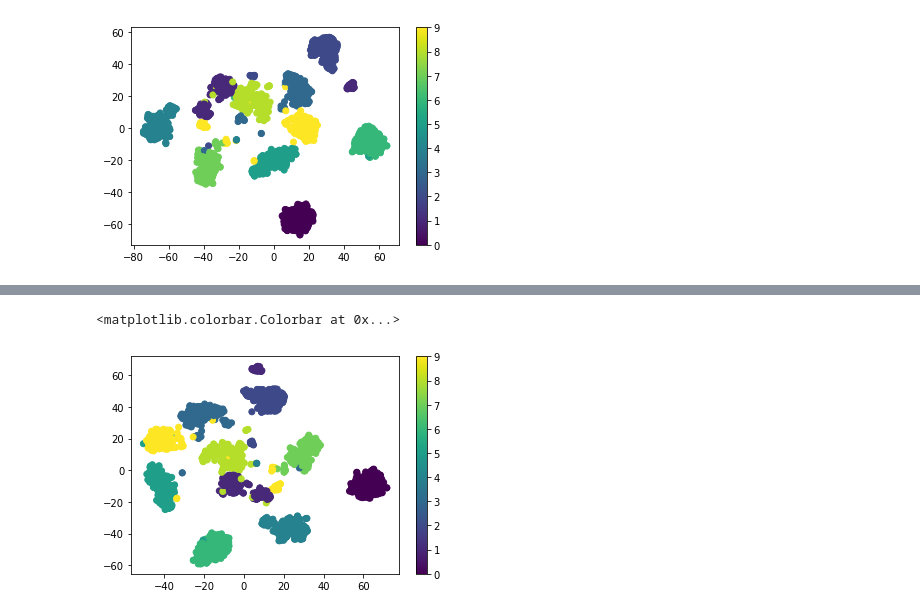
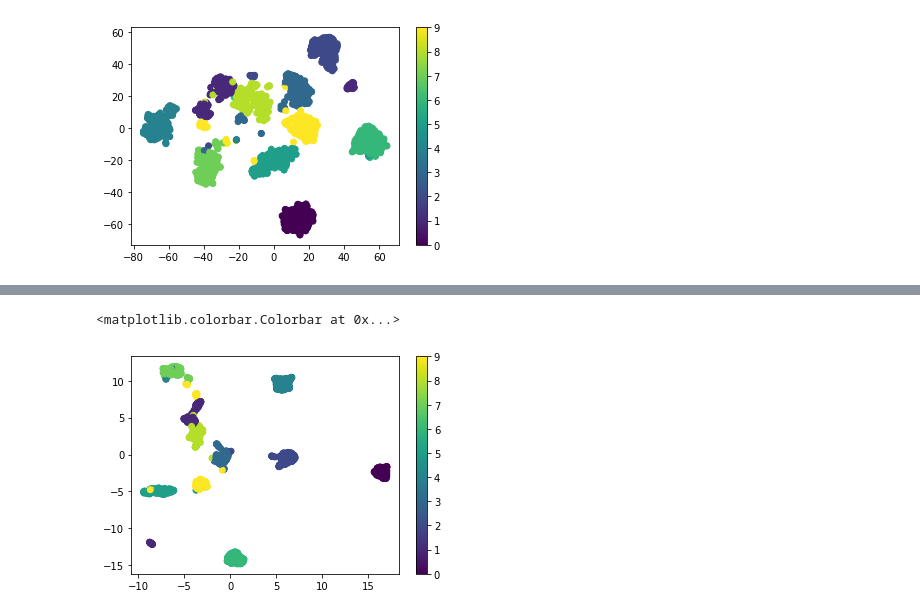
Before and after one commit to umemotsu/introduction-to-data-science, a Jupyter notebook: 03/umap.ipynb, the cells around one changed output, grey strips where cells are left out. Saved outputs shown, nothing was run; the diff lists cells and outputs as text; code cells hidden in the pictures.

```diff
--- a/03/umap.ipynb
+++ b/03/umap.ipynb
@@ -53,7 +53,7 @@ from umap import UMAP
 # %%
 X_umap = UMAP(n_components=2).fit_transform(digits.data)
-plt.scatter(X_tsne[:, 0], X_tsne[:, 1], c=digits.target)
+plt.scatter(X_umap[:, 0], X_umap[:, 1], c=digits.target)
 plt.colorbar()
 # %% [output]
 <matplotlib.colorbar.Colorbar at 0x...>
-[figure, old version]
+[figure, new version]
```
Also changed, not shown: parts of 2 cells of this notebook, 2 other files.
